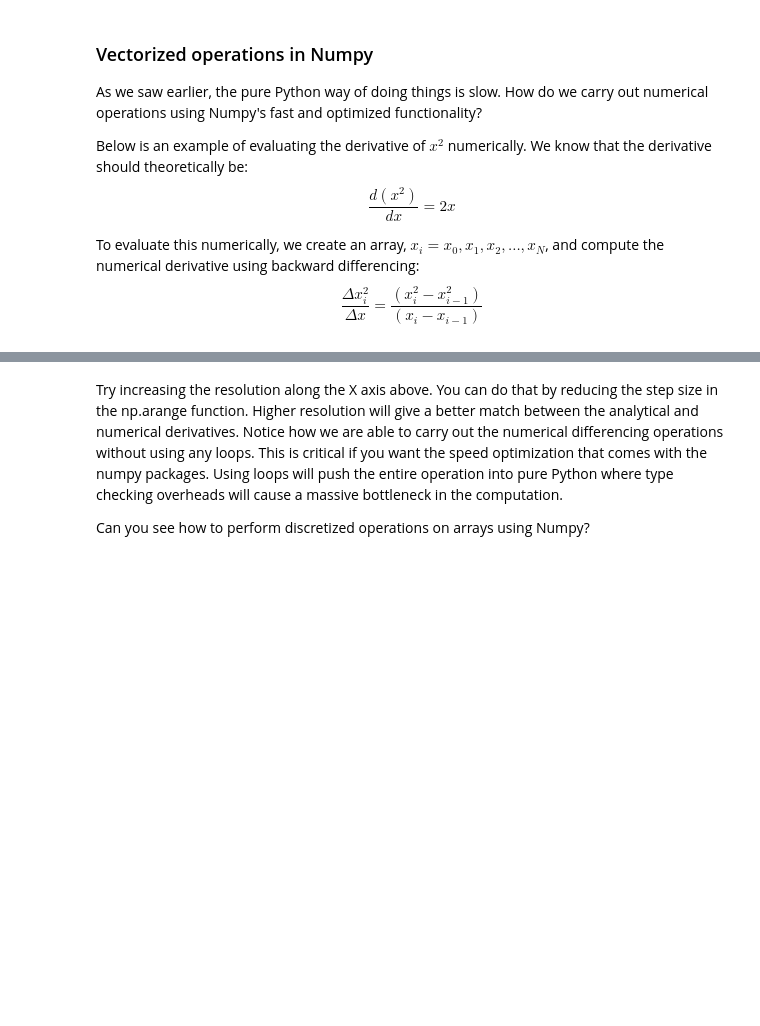
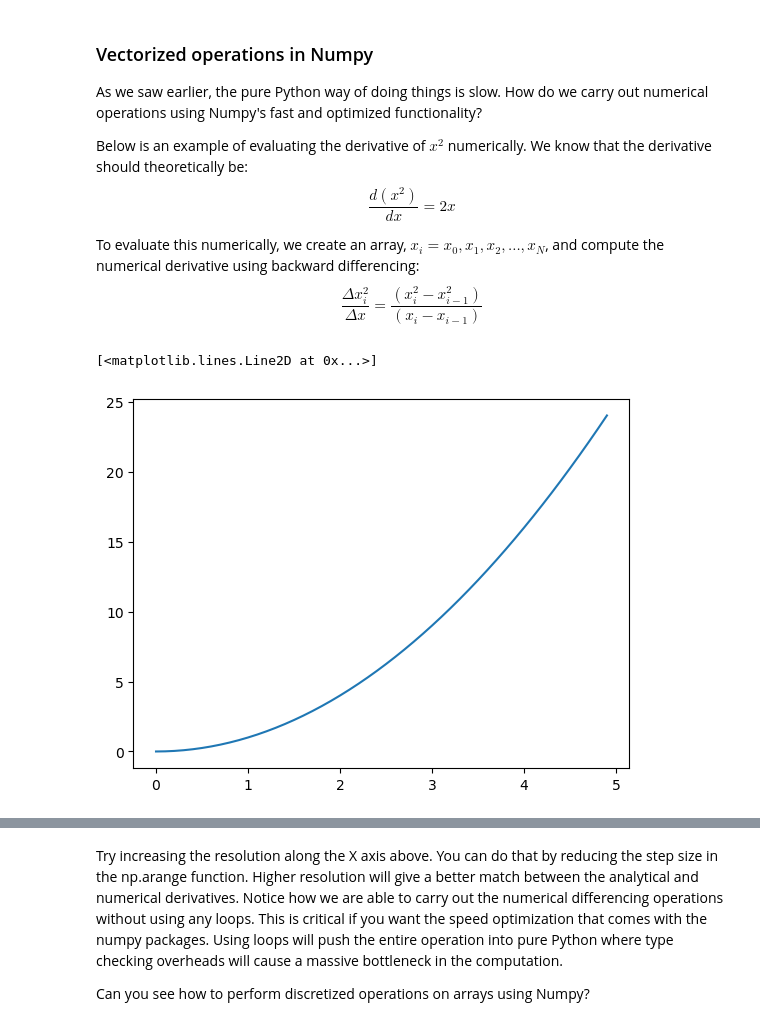
Before and after one commit to adityarn/PythonWorkshopNCPOR, a Jupyter notebook: 02_NumpyComputation.ipynb, the cells around one changed output, grey strips where cells are left out. Saved outputs shown, nothing was run; the diff lists cells and outputs as text; code cells hidden in the pictures; blank space fills up the shorter version.

```diff
--- a/02_NumpyComputation.ipynb
+++ b/02_NumpyComputation.ipynb
@@ -122,0 +146,7 @@ To evaluate this numerically, we create an array, $x_i = x_0, x_1, x_2,..., x_N$
+# %%
+y = x**2
+# %%
+plt.plot(x,y)
+# %% [output]
+[<matplotlib.lines.Line2D at 0x...>]
+[figure, added]
```
Also changed, not shown: parts of 50 cells of this notebook, 4 other files.
